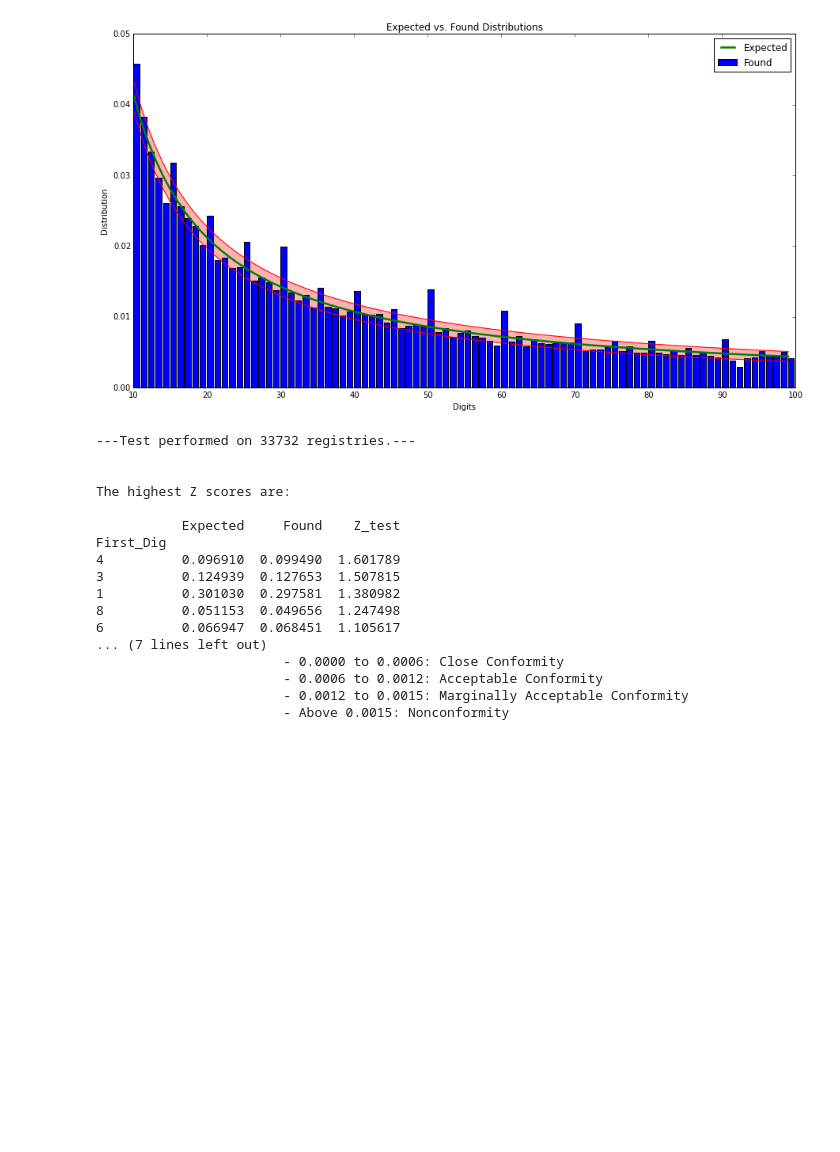
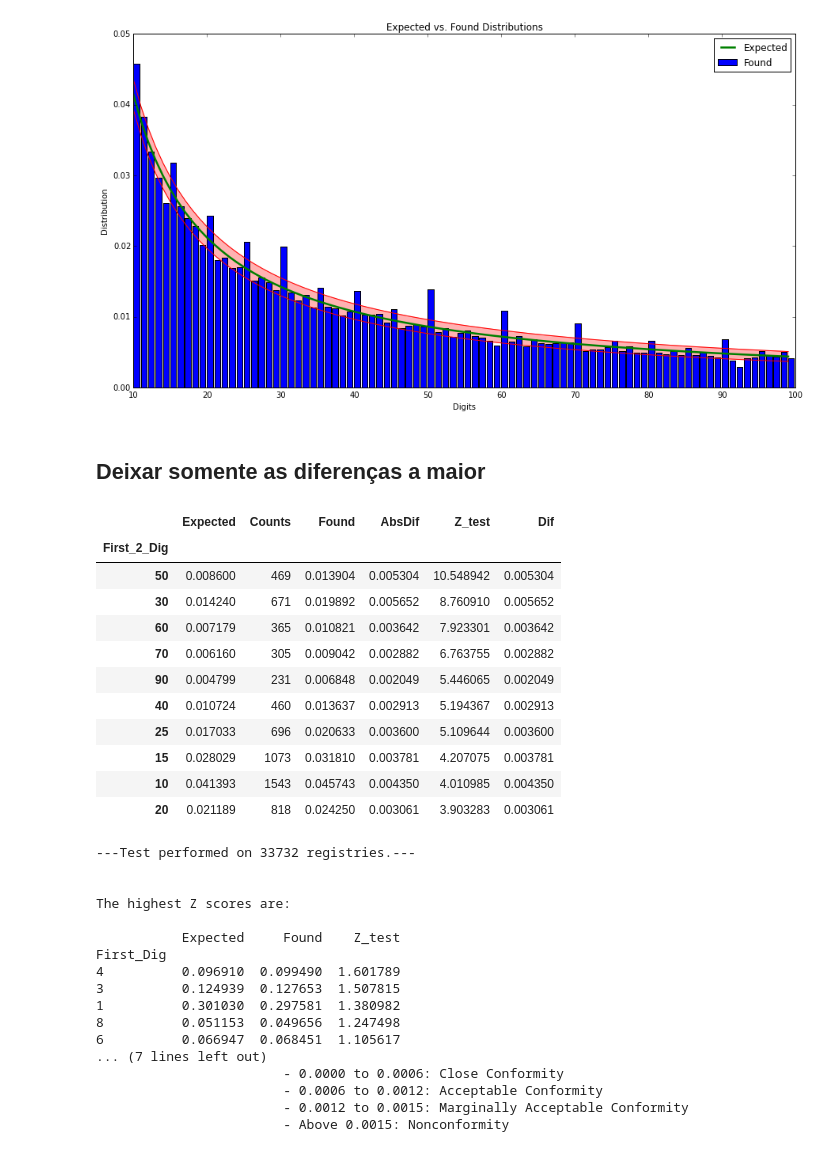
Before and after one commit to milcent/benford_py, a Jupyter notebook: Ben_OOP.ipynb, the cells around one changed output. Cells and saved outputs as stored; diff of their text form; code cells hidden in the pictures; blank space fills up the shorter version.

```diff
--- a/Ben_OOP.ipynb
+++ b/Ben_OOP.ipynb
@@ -224,7 +257,7 @@ b.head()
 | 16 | 10726.00 | 1072600 | 1 | 0 | 10 | 00 |
 | 17 | 30253.32 | 3025332 | 3 | 0 | 30 | 32 |
 # %%
-c = b.firstTwoDigits()
+cc = b.firstTwoDigits()
 # %% [output]
 ---Test performed on 33732 registries.---
 
@@ -244,6 +277,24 @@ First_2_Dig
                         - 0.0018 to 0.0022: Marginally Acceptable Conformity
                         - Above 0.0022: Nonconformity
 [figure]
+# %% [markdown]
+## Deixar somente as diferenças a maior
+# %%
+cc['Dif']=cc.Found-cc.Expected
+cc[cc.Dif>0].sort('Z_test', ascending=False).head(10)
+# %% [output]
+|  | Expected | Counts | Found | AbsDif | Z_test | Dif |
+| First_2_Dig |  |  |  |  |  |  |
+| 50 | 0.008600 | 469 | 0.013904 | 0.005304 | 10.548942 | 0.005304 |
+| 30 | 0.014240 | 671 | 0.019892 | 0.005652 | 8.760910 | 0.005652 |
+| 60 | 0.007179 | 365 | 0.010821 | 0.003642 | 7.923301 | 0.003642 |
+| 70 | 0.006160 | 305 | 0.009042 | 0.002882 | 6.763755 | 0.002882 |
+| 90 | 0.004799 | 231 | 0.006848 | 0.002049 | 5.446065 | 0.002049 |
+| 40 | 0.010724 | 460 | 0.013637 | 0.002913 | 5.194367 | 0.002913 |
+| 25 | 0.017033 | 696 | 0.020633 | 0.003600 | 5.109644 | 0.003600 |
+| 15 | 0.028029 | 1073 | 0.031810 | 0.003781 | 4.207075 | 0.003781 |
+| 10 | 0.041393 | 1543 | 0.045743 | 0.004350 | 4.010985 | 0.004350 |
+| 20 | 0.021189 | 818 | 0.024250 | 0.003061 | 3.903283 | 0.003061 |
 # %%
 b.firstDigit()
 # %% [output]
```
Also changed, not shown: parts of 11 cells of this notebook, 2 other files.
